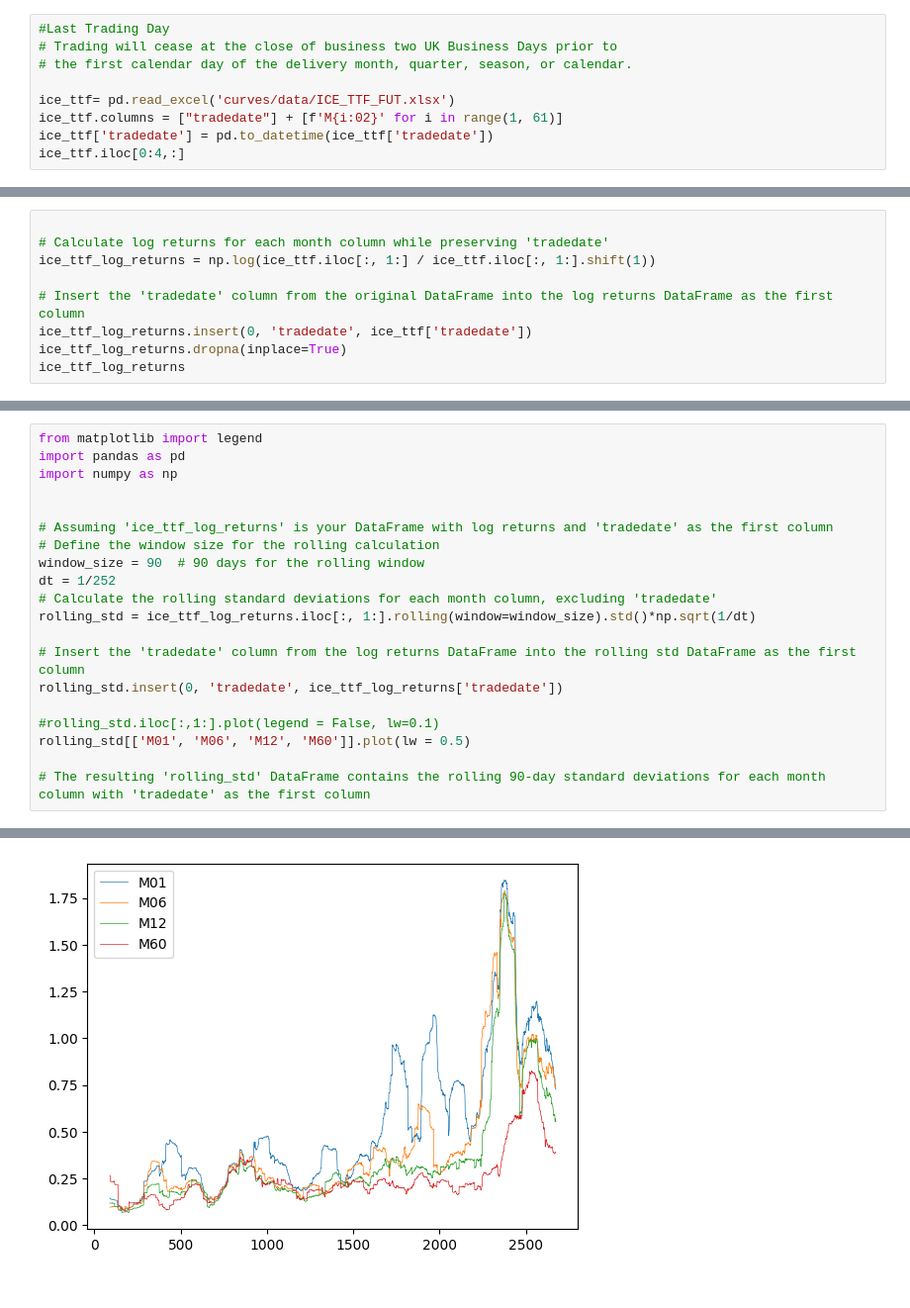
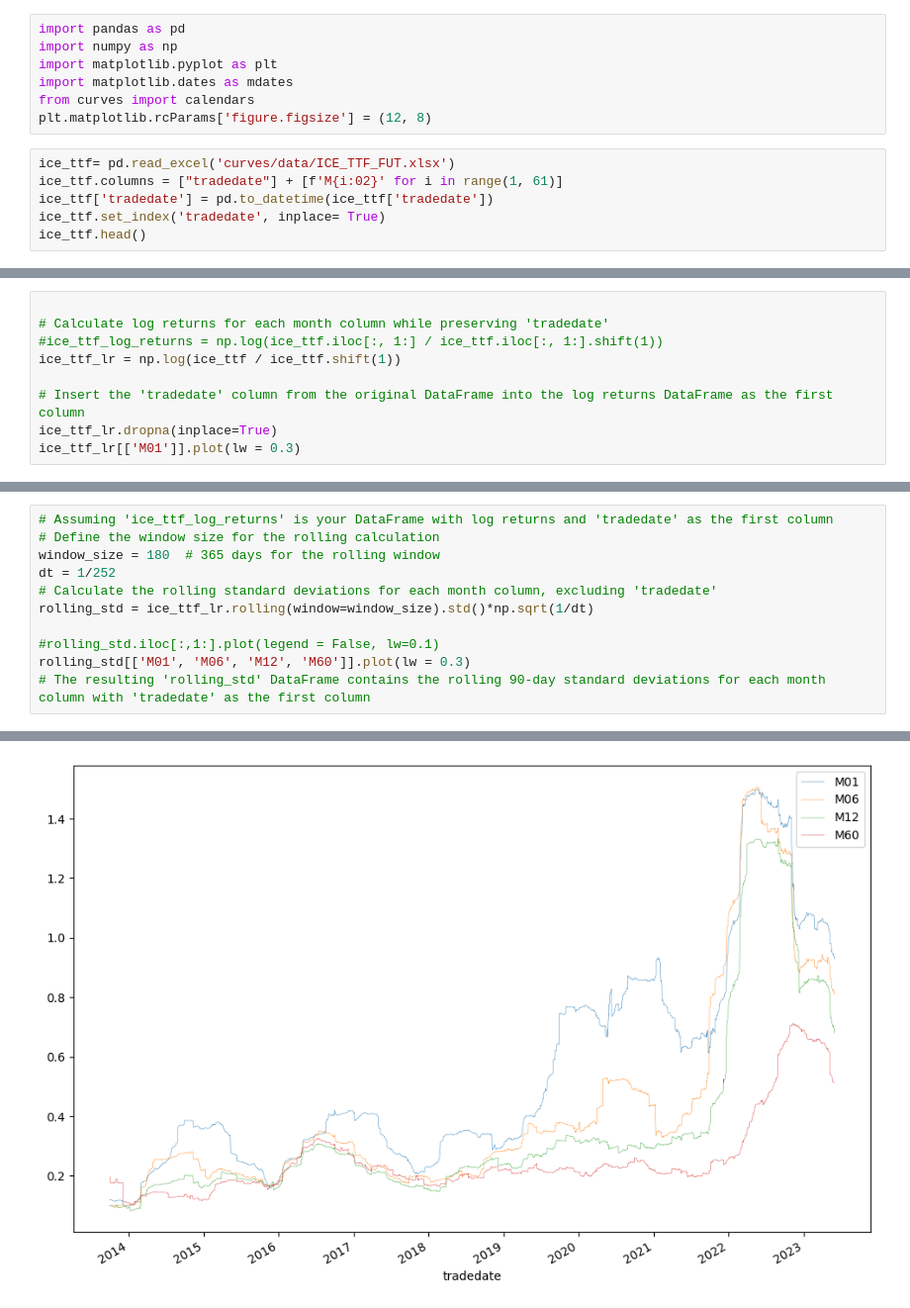
Before and after one commit to bmyksvoll/curves, a Jupyter notebook: eda-ice-ttf-futures.ipynb, the cells around one changed output, grey strips where cells are left out. Shown at 99% size. Saved outputs shown, nothing was run; the diff lists cells and outputs as text.

```diff
--- a/eda-ice-ttf-futures.ipynb
+++ b/eda-ice-ttf-futures.ipynb
@@ -4,10 +1,14 @@ import numpy as np
+# %%
+import pandas as pd
+import numpy as np
+import matplotlib.pyplot as plt
+import matplotlib.dates as mdates
+from curves import calendars
+plt.matplotlib.rcParams['figure.figsize'] = (12, 8)
 # %%
-#Last Trading Day
-# Trading will cease at the close of business two UK Business Days prior to
-# the first calendar day of the delivery month, quarter, season, or calendar.
-
 ice_ttf= pd.read_excel('curves/data/ICE_TTF_FUT.xlsx')
 ice_ttf.columns = ["tradedate"] + [f'M{i:02}' for i in range(1, 61)]
 ice_ttf['tradedate'] = pd.to_datetime(ice_ttf['tradedate'])
-ice_ttf.iloc[0:4,:]
+ice_ttf.set_index('tradedate', inplace= True)
+ice_ttf.head()
 # %% [output]
@@ -49,10 +71,10 @@ plot_curves(after_2021, 'on or after 2021')
 # %%
 
 # Calculate log returns for each month column while preserving 'tradedate'
-ice_ttf_log_returns = np.log(ice_ttf.iloc[:, 1:] / ice_ttf.iloc[:, 1:].shift(1))
+#ice_ttf_log_returns = np.log(ice_ttf.iloc[:, 1:] / ice_ttf.iloc[:, 1:].shift(1))
+ice_ttf_lr = np.log(ice_ttf / ice_ttf.shift(1))
 
 # Insert the 'tradedate' column from the original DataFrame into the log returns DataFrame as the first column
-ice_ttf_log_returns.insert(0, 'tradedate', ice_ttf['tradedate'])
-ice_ttf_log_returns.dropna(inplace=True)
-ice_ttf_log_returns
+ice_ttf_lr.dropna(inplace=True)
+ice_ttf_lr[['M01']].plot(lw = 0.3)
 # %% [output]
@@ -72,21 +90,12 @@ ice_ttf_log_returns
 # %%
-from matplotlib import legend
-import pandas as pd
-import numpy as np
-
-
 # Assuming 'ice_ttf_log_returns' is your DataFrame with log returns and 'tradedate' as the first column
 # Define the window size for the rolling calculation
-window_size = 90  # 90 days for the rolling window
+window_size = 180  # 365 days for the rolling window
 dt = 1/252
 # Calculate the rolling standard deviations for each month column, excluding 'tradedate'
-rolling_std = ice_ttf_log_returns.iloc[:, 1:].rolling(window=window_size).std()*np.sqrt(1/dt)
-
-# Insert the 'tradedate' column from the log returns DataFrame into the rolling std DataFrame as the first column
-rolling_std.insert(0, 'tradedate', ice_ttf_log_returns['tradedate'])
+rolling_std = ice_ttf_lr.rolling(window=window_size).std()*np.sqrt(1/dt)
 
 #rolling_std.iloc[:,1:].plot(legend = False, lw=0.1)
-rolling_std[['M01', 'M06', 'M12', 'M60']].plot(lw = 0.5)
-
+rolling_std[['M01', 'M06', 'M12', 'M60']].plot(lw = 0.3)
 # The resulting 'rolling_std' DataFrame contains the rolling 90-day standard deviations for each month column with 'tradedate' as the first column
 # %% [output]
@@ -94 +103 @@ rolling_std[['M01', 'M06', 'M12', 'M60']].plot(lw = 0.5)
-[figure, old version]
+[figure, new version]
```
Also changed, not shown: parts of 13 cells of this notebook, 2 other files.
